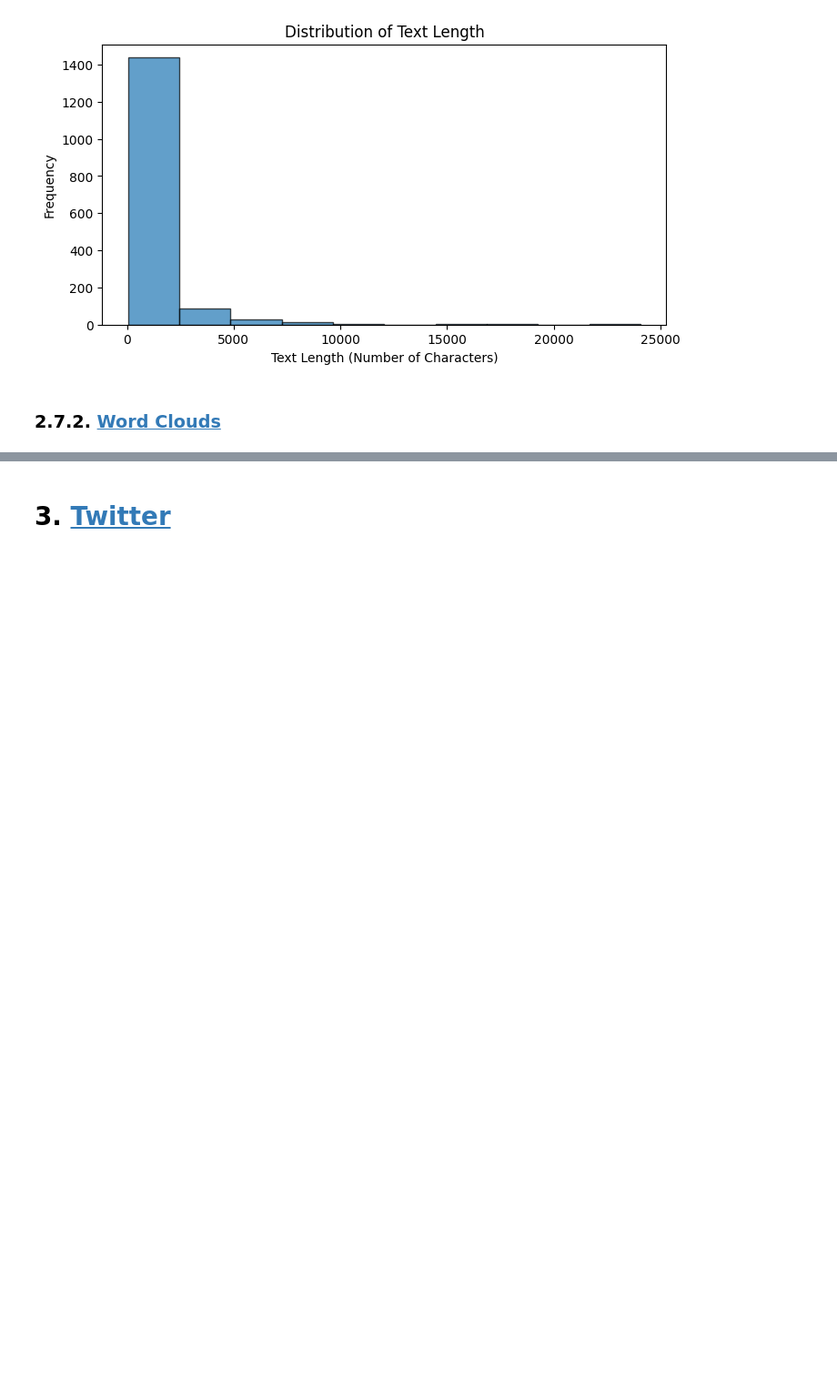
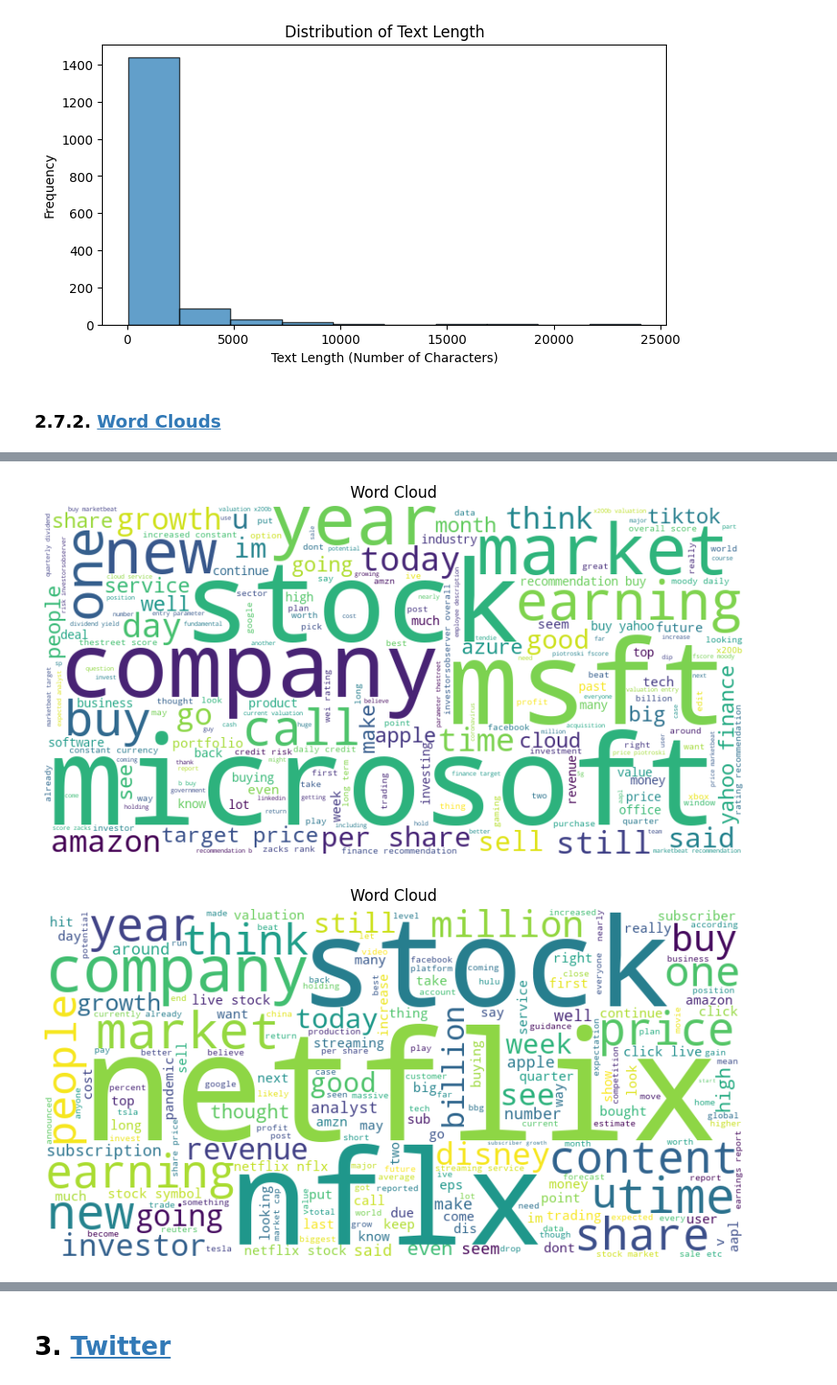
Before and after one commit to sohamthirty/Stock-Price-Prediction-with-Sentiment-Analysis, a Jupyter notebook: CombineData.ipynb, the cells around one changed output, grey strips where cells are left out. Shown at 91% size. Cells and saved outputs as stored; diff of their text form; code cells hidden in the pictures; blank space fills up the shorter version.

```diff
--- a/CombineData.ipynb
+++ b/CombineData.ipynb
@@ -394,0 +396,7 @@ for i in df_reddit['Stock'].unique():
+# %%
+# Cleaned Text
+for i in df_reddit['Stock'].unique():
+    generate_word_cloud(df_reddit[df_reddit['Stock']==i], 'Cleaned_Text')
+# %% [output]
+[figure, added]
+[figure, added]
```
Also changed, not shown: parts of 3 cells of this notebook.
